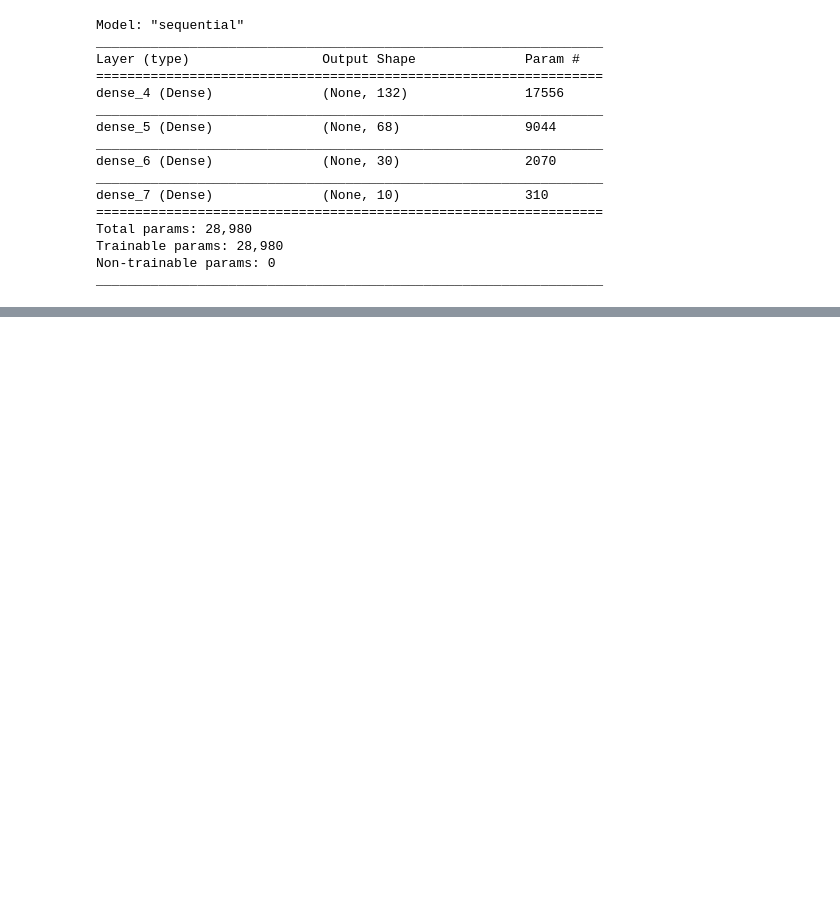
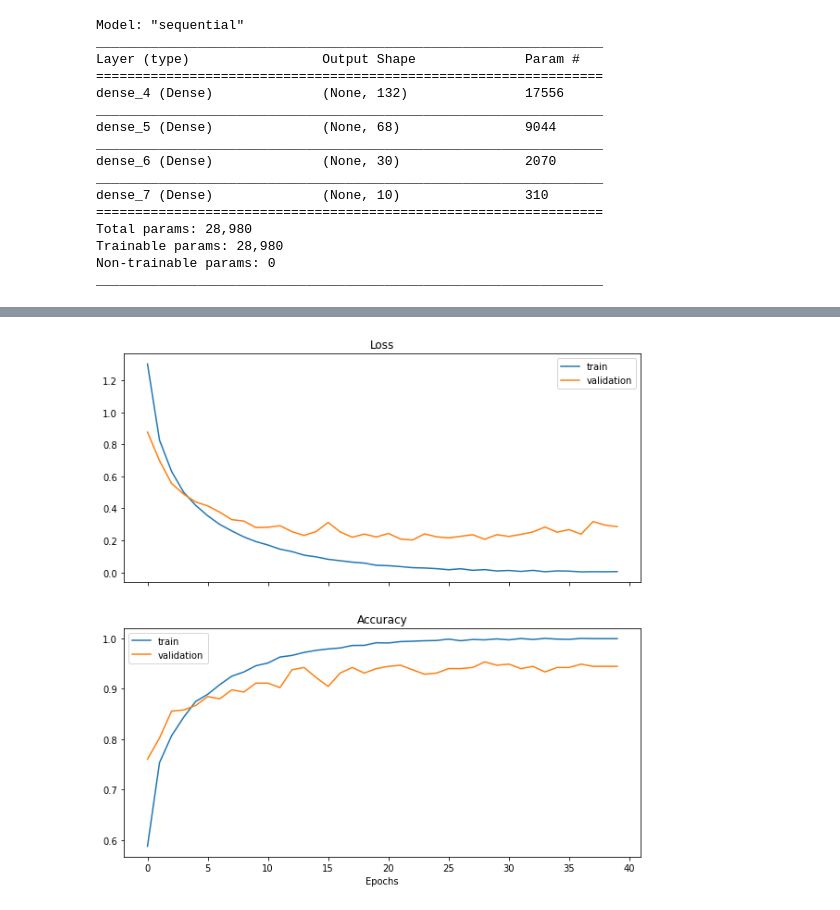
Before and after one commit to tomfran/urban-sound-classification, a Jupyter notebook: notebooks/neural_network.ipynb, the cells around one changed output, grey strips where cells are left out. Drawn from its saved outputs; the diff is of its cells as text; code cells hidden in the pictures; blank space fills up the shorter version.

```diff
--- a/notebooks/neural_network.ipynb
+++ b/notebooks/neural_network.ipynb
@@ -118,0 +140,4 @@ Loss:
+# %%
+show_plots()
+# %% [output]
+[figure, added]
```
Also changed, not shown: parts of 16 cells of this notebook, 6 other files.
